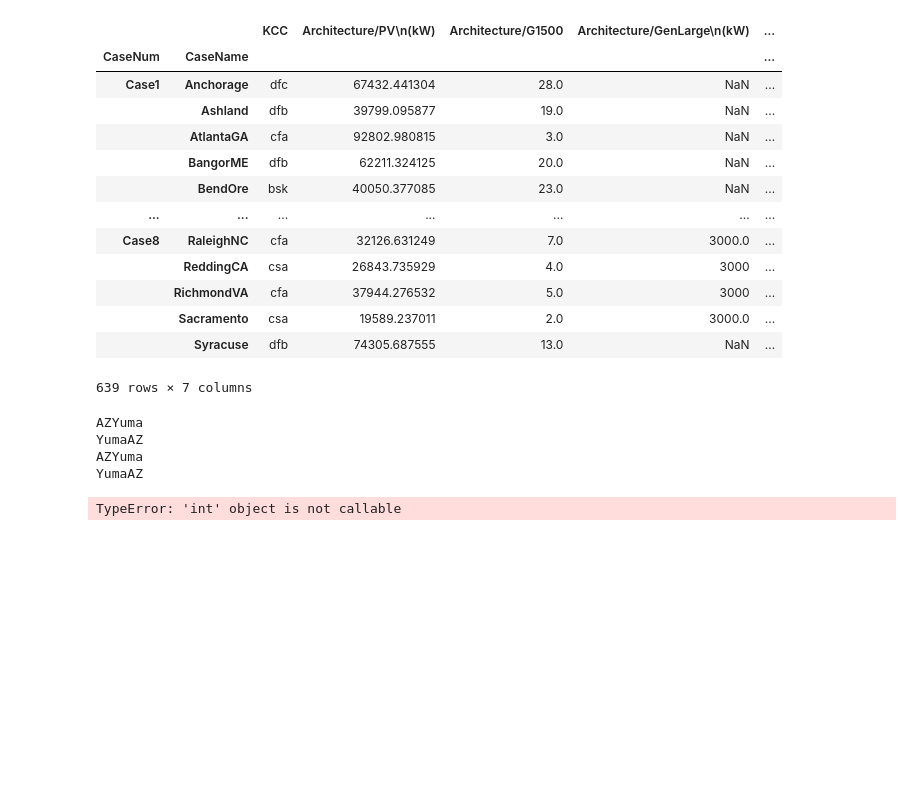
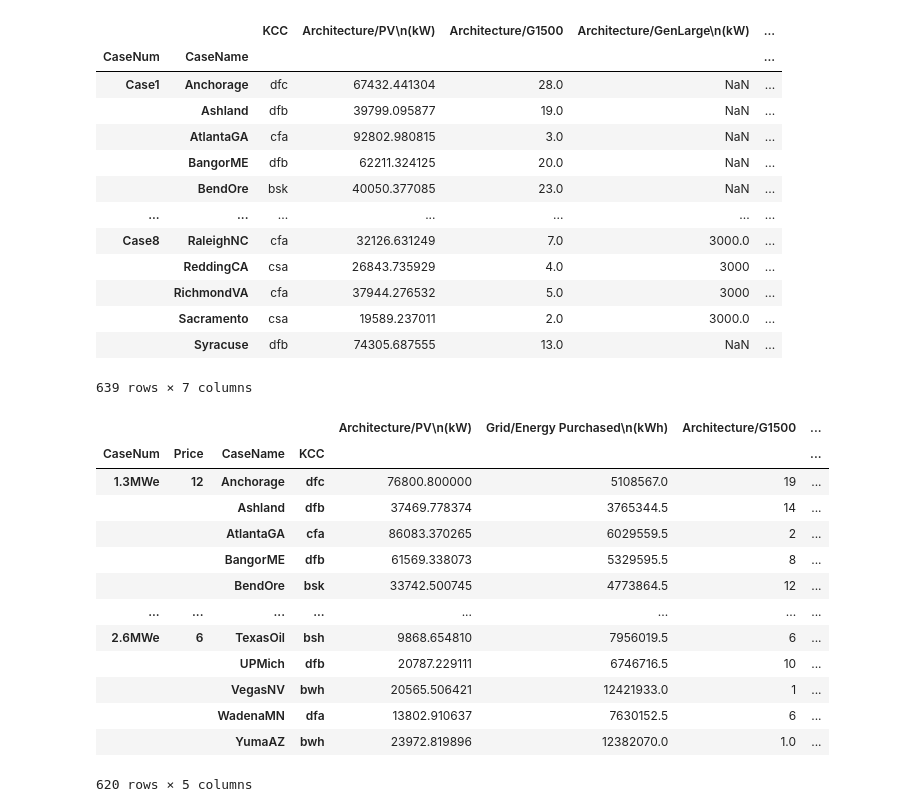
Before and after one commit to uw-reti/homer, a Jupyter notebook: ClimateStudies/OutputProcessing/HOMERDataProcessor.ipynb, the cells around one changed output. Drawn from its saved outputs; the diff is of its cells as text; code cells hidden in the pictures; blank space fills up the shorter version.

```diff
--- a/ClimateStudies/OutputProcessing/HOMERDataProcessor.ipynb
+++ b/ClimateStudies/OutputProcessing/HOMERDataProcessor.ipynb
@@ -356,11 +355,13 @@ for i in range(n_mlr):
     mlr_opt_out = pd.concat([mlr_framed,mlr_opt_out]) #concating all DFs together
 
 kcc_data = mlr_opt_out.loc['Case2']['KCC']
+print(kcc_data)
 koppens_modeled=[]
 i=0
 for h in range(len(kcc_data)):
+    #print(h)
     #display(kcc_data[h])
-    if str(kcc_data[h]) not in koppens_modeled:
+    if kcc_data[h] not in koppens_modeled:
         koppens_modeled.append(kcc_data[h])
         i = i+1
     else:
@@ -374,12 +375,6 @@ mlr_opt_out.to_csv(trim_directory +'/'+ "MLRTrimmed.csv")
 
 display(mlr_opt_out)
 #display(new_cases)
-# %% [output]
-AZYuma
-YumaAZ
-AZYuma
-YumaAZ
-TypeError: 'int' object is not callable
 # %%
 #pulling interesting data points from each util  Case
 #os.chdir('OutputProcessing')
@@ -414,7 +409,7 @@ for i in range(n_util):
                 Location = name[:-2]
                 Location = Location.replace(KCC, "")
                 Location = Location.replace(utility_str, "")
-                Location = Location.replace(str(price), "")
+                Location = Location.replace(price, "")
                 Location = Location.replace("Cents", "")
                 case_num = name[:5]
                #else:
@@ -422,7 +417,7 @@ for i in range(n_util):
                #    case_num = name[:5]
         else:
                 Location = Location.replace(KCC, "")
-                Location = Location.replace(str(price), "")
+                Location = Location.replace(price, "")
     else:
         case_info = name[:22]
         price = name[15:17]
@@ -448,39 +443,54 @@ for i in range(n_util):
                 Location = name[:-2]
                 Location = Location.replace(KCC, "")
                 Location = Location.replace(utility_str, "")
-                Location = Location.replace(str(price), "")
+                Location = Location.replace(price, "")
                 Location = Location.replace("Cents", "")
                 case_num = name[:5]
                #else:
                #    Location = name[5:-2]
                #    case_num = name[:5]
         else:
                 Location = Location.replace(KCC, "")
-                Location = Location.replace(str(price), "")
+                Location = Location.replace(price, "")
         #print(utility_str)
 
     KCC = KCC.lower()
     #print(name)
     util_filtered_out = util_output_df[name].filter(['Architecture/PV\n(kW)',test_str, 'Architecture/G1500', 'Architecture/1kWh LI', 'Cost/COE\n($)']) #Filtering objects of interest
     #print(Location)
     util_filtered_out['CaseName'] = Location #adding actual case name to series
     util_filtered_out['CaseNum'] = util # adding case num to series
     util_filtered_out['Price'] = price # adding case num to series
     util_filtered_out['KCC'] = KCC
     #util_filtered_out['util'] = util add back to .set_index line
     util_framed = util_filtered_out.iloc[[0]] #making the actual df
     util_framed.set_index(['CaseNum','Price','CaseName','KCC'], inplace=True, drop=True) #building df w/ casename and num
     util_opt_out = pd.concat([util_framed,util_opt_out]) #concating all DFs together
 
 
 
 # Data Cleanup
 #util_opt_out = util_opt_out[ ['GenMin'] + [ col for col in util_opt_out.columns if col != 'GenMin ' ] ] #sorting df to have KCC first
 util_opt_out = util_opt_out.sort_index()
 util_opt_out.to_csv(trim_directory +'/'+"utilTrimmed.csv")
 
 
 display(util_opt_out)
+# %% [output]
+|  |  |  |  | Architecture/PV\n(kW) | Grid/Energy Purchased\n(kWh) | Architecture/G1500 | ... |
+| CaseNum | Price | CaseName | KCC |  |  |  | ... |
+| 1.3MWe | 12 | Anchorage | dfc | 76800.800000 | 5108567.0 | 19 | ... |
+|  |  | Ashland | dfb | 37469.778374 | 3765344.5 | 14 | ... |
+|  |  | AtlantaGA | cfa | 86083.370265 | 6029559.5 | 2 | ... |
+|  |  | BangorME | dfb | 61569.338073 | 5329595.5 | 8 | ... |
+|  |  | BendOre | bsk | 33742.500745 | 4773864.5 | 12 | ... |
+| ... | ... | ... | ... | ... | ... | ... | ... |
+| 2.6MWe | 6 | TexasOil | bsh | 9868.654810 | 7956019.5 | 6 | ... |
+|  |  | UPMich | dfb | 20787.229111 | 6746716.5 | 10 | ... |
+|  |  | VegasNV | bwh | 20565.506421 | 12421933.0 | 1 | ... |
+|  |  | WadenaMN | dfa | 13802.910637 | 7630152.5 | 6 | ... |
+|  |  | YumaAZ | bwh | 23972.819896 | 12382070.0 | 1.0 | ... |
+620 rows × 5 columns
 # %%
 # DATA FOR LOC VAR
 #for index = opt_out.ind
```
Also changed, not shown: parts of 7 cells of this notebook, 9 other files.
